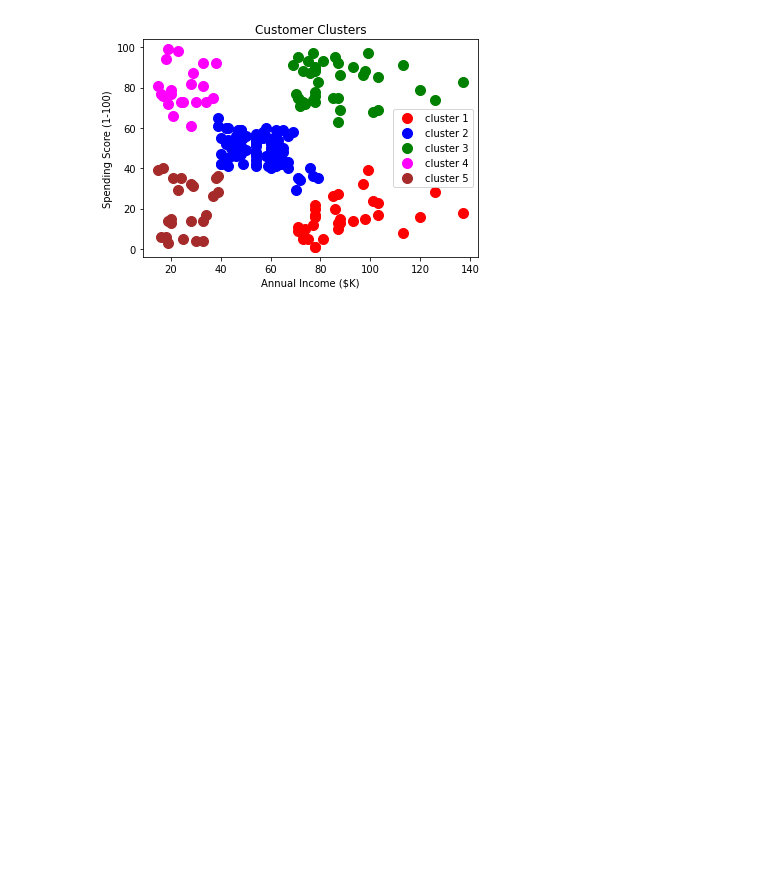
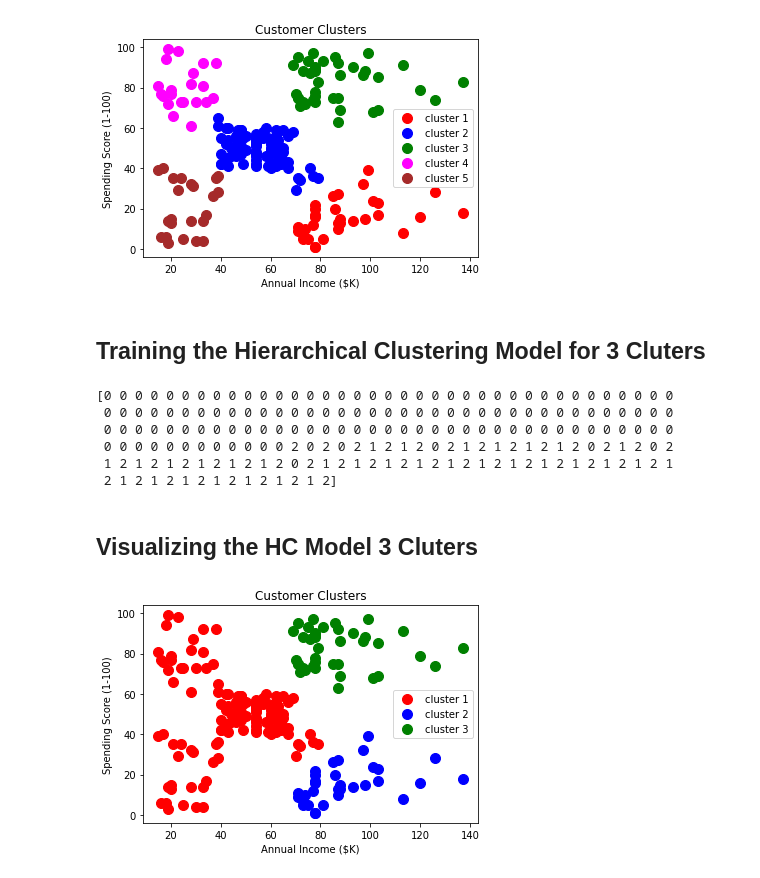
Before and after one commit to techonair/Machine-Learing-A-Z, a Jupyter notebook: Clustering/Hierarchical Clustering/Hierarchical_clustering_.ipynb, the cells around one changed output. Drawn from its saved outputs; the diff is of its cells as text; code cells hidden in the pictures; blank space fills up the shorter version.

```diff
--- a/Clustering/Hierarchical Clustering/Hierarchical_clustering_.ipynb
+++ b/Clustering/Hierarchical Clustering/Hierarchical_clustering_.ipynb
@@ -63,3 +71,31 @@ plt.legend()
 plt.show()
 # %% [output]
 [figure]
+# %% [markdown]
+## Training the Hierarchical Clustering Model for **3 Cluters**
+# %%
+from sklearn.cluster import AgglomerativeClustering
+hc = AgglomerativeClustering(n_clusters = 3, affinity = 'euclidean', linkage = 'ward')
+y_hc = hc.fit_predict(X)
+# %%
+print(y_hc)
+# %% [output]
+[0 0 0 0 0 0 0 0 0 0 0 0 0 0 0 0 0 0 0 0 0 0 0 0 0 0 0 0 0 0 0 0 0 0 0 0 0
+ 0 0 0 0 0 0 0 0 0 0 0 0 0 0 0 0 0 0 0 0 0 0 0 0 0 0 0 0 0 0 0 0 0 0 0 0 0
+ 0 0 0 0 0 0 0 0 0 0 0 0 0 0 0 0 0 0 0 0 0 0 0 0 0 0 0 0 0 0 0 0 0 0 0 0 0
+ 0 0 0 0 0 0 0 0 0 0 0 0 2 0 2 0 2 1 2 1 2 0 2 1 2 1 2 1 2 1 2 0 2 1 2 0 2
+ 1 2 1 2 1 2 1 2 1 2 1 2 0 2 1 2 1 2 1 2 1 2 1 2 1 2 1 2 1 2 1 2 1 2 1 2 1
+ 2 1 2 1 2 1 2 1 2 1 2 1 2 1 2]
+# %% [markdown]
+## Visualizing the HC Model **3 Cluters**
+# %%
+plt.scatter(X[y_hc == 0, 0], X[y_hc == 0, 1], s= 100, c = 'red', label='cluster 1')
+plt.scatter(X[y_hc == 1, 0], X[y_hc == 1, 1], s= 100, c = 'blue', label='cluster 2')
+plt.scatter(X[y_hc == 2, 0], X[y_hc == 2, 1], s= 100, c = 'green', label='cluster 3')
+plt.title('Customer Clusters')
+plt.xlabel('Annual Income ($K)')
+plt.ylabel('Spending Score (1-100)')
+plt.legend()
+plt.show()
+# %% [output]
+[figure, added]
```
Also changed, not shown: parts of 6 cells of this notebook.
